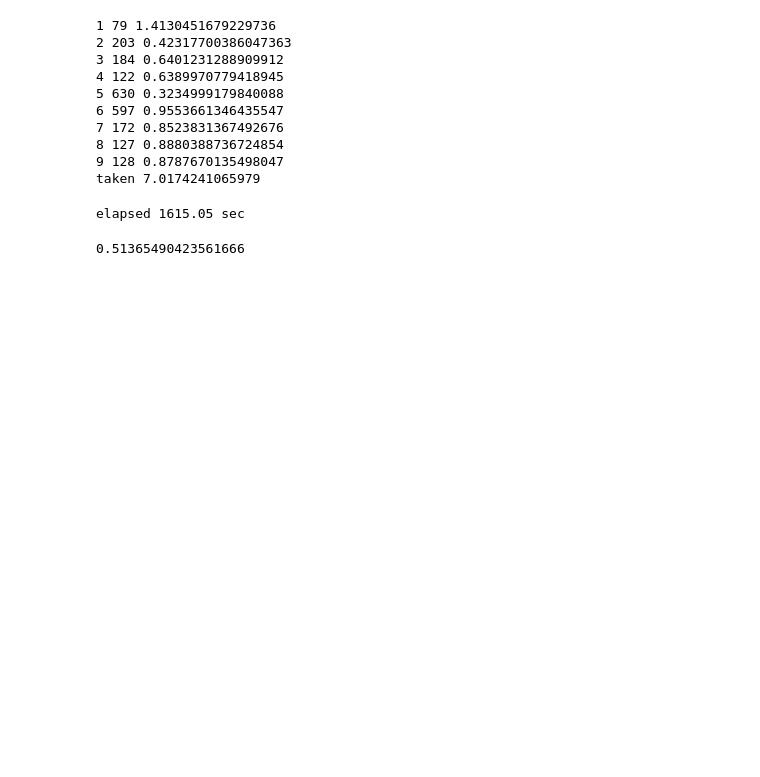
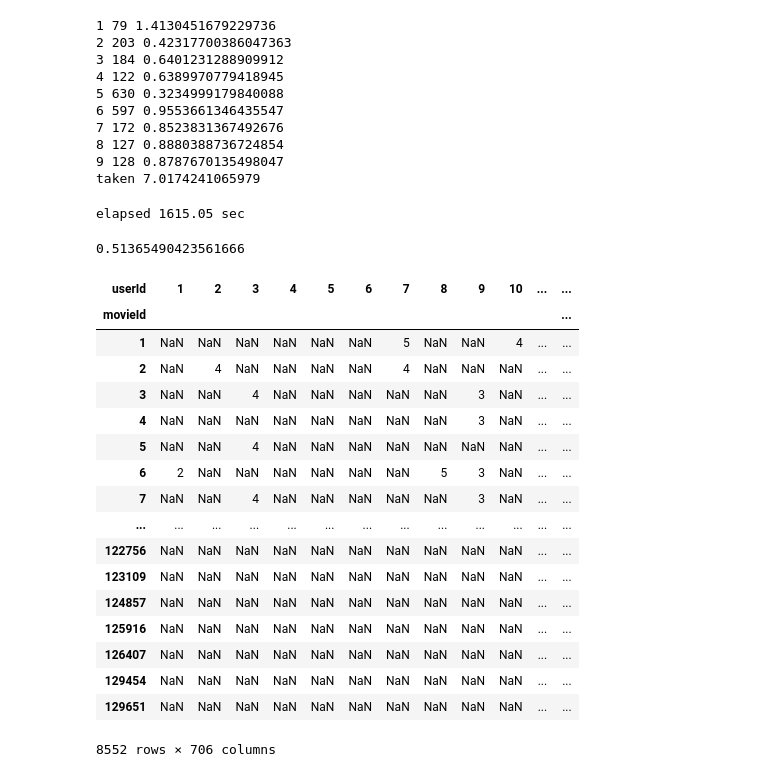
Before and after one commit to goodvc78/fc-recsys-lecture, a Jupyter notebook: week3/02-B_Rate_Predictions-class.ipynb, the cells around one changed output. Drawn from its saved outputs; the diff is of its cells as text; code cells hidden in the pictures; blank space fills up the shorter version.

```diff
--- a/week3/02-B_Rate_Predictions-class.ipynb
+++ b/week3/02-B_Rate_Predictions-class.ipynb
@@ -371,3 +371,24 @@ elapsed 1615.05 sec
 ub.RMSE(result[2],'rating', 'distance_euclidean')
 # %% [output]
 0.51365490423561666
+# %%
+ub.UM_matrix_ds.T
+# %% [output]
+| userId | 1 | 2 | 3 | 4 | 5 | 6 | 7 | 8 | 9 | 10 | ... | ... |
+| movieId |  |  |  |  |  |  |  |  |  |  |  | ... |
+| 1 | NaN | NaN | NaN | NaN | NaN | NaN | 5 | NaN | NaN | 4 | ... | ... |
+| 2 | NaN | 4 | NaN | NaN | NaN | NaN | 4 | NaN | NaN | NaN | ... | ... |
+| 3 | NaN | NaN | 4 | NaN | NaN | NaN | NaN | NaN | 3 | NaN | ... | ... |
+| 4 | NaN | NaN | NaN | NaN | NaN | NaN | NaN | NaN | 3 | NaN | ... | ... |
+| 5 | NaN | NaN | 4 | NaN | NaN | NaN | NaN | NaN | NaN | NaN | ... | ... |
+| 6 | 2 | NaN | NaN | NaN | NaN | NaN | NaN | 5 | 3 | NaN | ... | ... |
+| 7 | NaN | NaN | 4 | NaN | NaN | NaN | NaN | NaN | 3 | NaN | ... | ... |
+| ... | ... | ... | ... | ... | ... | ... | ... | ... | ... | ... | ... | ... |
+| 122756 | NaN | NaN | NaN | NaN | NaN | NaN | NaN | NaN | NaN | NaN | ... | ... |
+| 123109 | NaN | NaN | NaN | NaN | NaN | NaN | NaN | NaN | NaN | NaN | ... | ... |
+| 124857 | NaN | NaN | NaN | NaN | NaN | NaN | NaN | NaN | NaN | NaN | ... | ... |
+| 125916 | NaN | NaN | NaN | NaN | NaN | NaN | NaN | NaN | NaN | NaN | ... | ... |
+| 126407 | NaN | NaN | NaN | NaN | NaN | NaN | NaN | NaN | NaN | NaN | ... | ... |
+| 129454 | NaN | NaN | NaN | NaN | NaN | NaN | NaN | NaN | NaN | NaN | ... | ... |
+| 129651 | NaN | NaN | NaN | NaN | NaN | NaN | NaN | NaN | NaN | NaN | ... | ... |
+8552 rows × 706 columns
```
Also changed, not shown: parts of 3 cells of this notebook, 1 other file.
